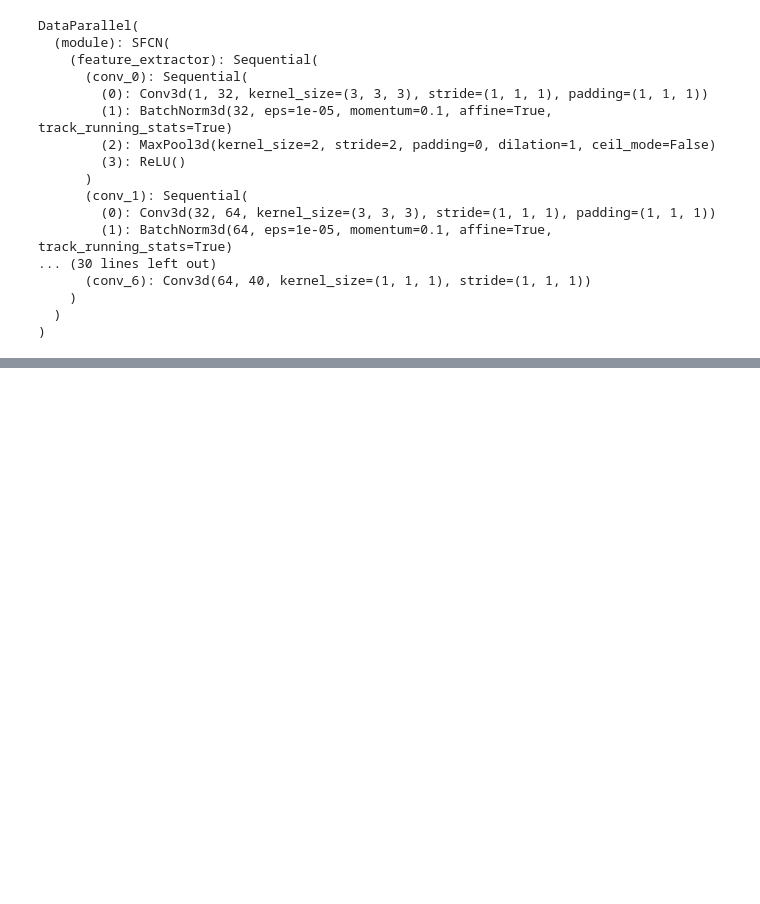
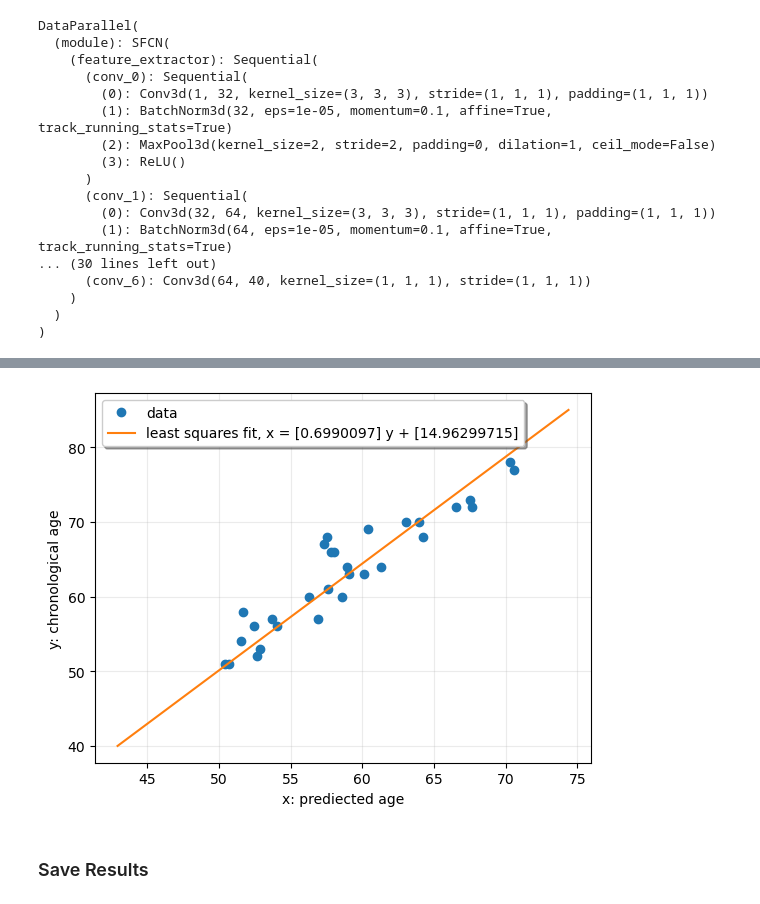
Before and after one commit to Arnoldzyf/ConGele_MSc, a Jupyter notebook: Inference_brain_age.ipynb, the cells around one changed output, grey strips where cells are left out. Drawn from its saved outputs; the diff is of its cells as text; code cells hidden in the pictures; blank space fills up the shorter version.

```diff
--- a/Inference_brain_age.ipynb
+++ b/Inference_brain_age.ipynb
@@ -523,0 +388,7 @@ array([[  191.89355   ],
+# %%
+batch_size = 20
+MDD_loader = DataLoader(MDD_data_arr, batch_size=batch_size, pin_memory=True)  ## NO shuffle
+# %%
+MDD_age_pred_list = inference_brain_age(MDD_loader, bin_center)
+
+print(len(MDD_age_pred_list))
@@ -523,0 +397,4 @@ array([[  191.89355   ],
+# %%
+MDD_num = len(age_pred_list)
+MDD_pred_df = MDD_info_df.head(MDD_num)[["f.21003.2.0", "f.20126.0.0"]]
+MDD_pred_df["age_pred"] = MDD_age_pred_list
@@ -523,0 +403,5 @@ array([[  191.89355   ],
+# %%
+# intercept & slope from HC
+MDD_age_unbiased = (MDD_pred_df["age_pred"].to_numpy() - intercept) / (slope + np.finfo(np.float32).eps) # avoid division by 0
+MDD_pred_df["age_unbiased"] = MDD_age_unbiased
+MDD_pred_df.head()
@@ -523,0 +416,6 @@ array([[  191.89355   ],
+# %%
+plot_bias_correction_result(MDD_pred_df["age_pred"].to_numpy(), MDD_pred_df["f.21003.2.0"].to_numpy(), slope, intercept)
+# %% [output]
+[figure, added]
+# %% [markdown]
+### Save Results
```
Also changed, not shown: parts of 122 cells of this notebook, 4 other files.
